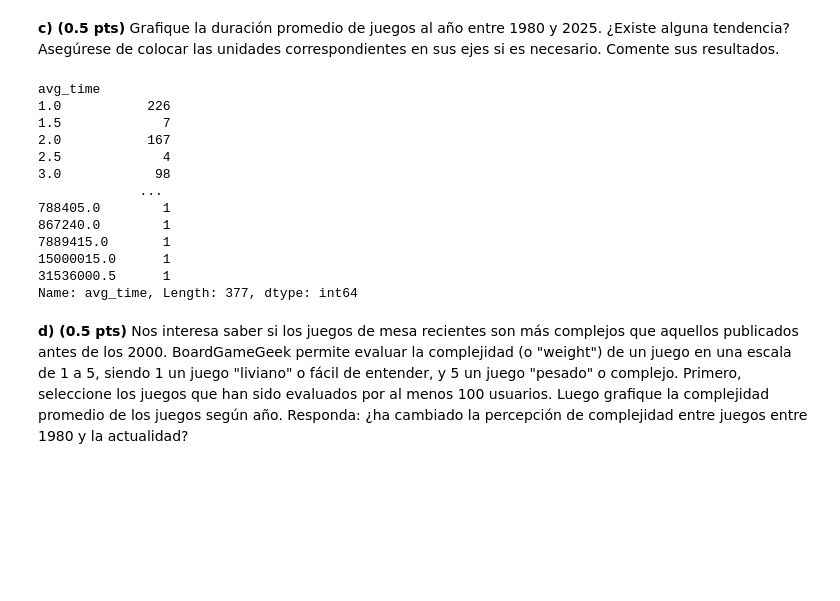
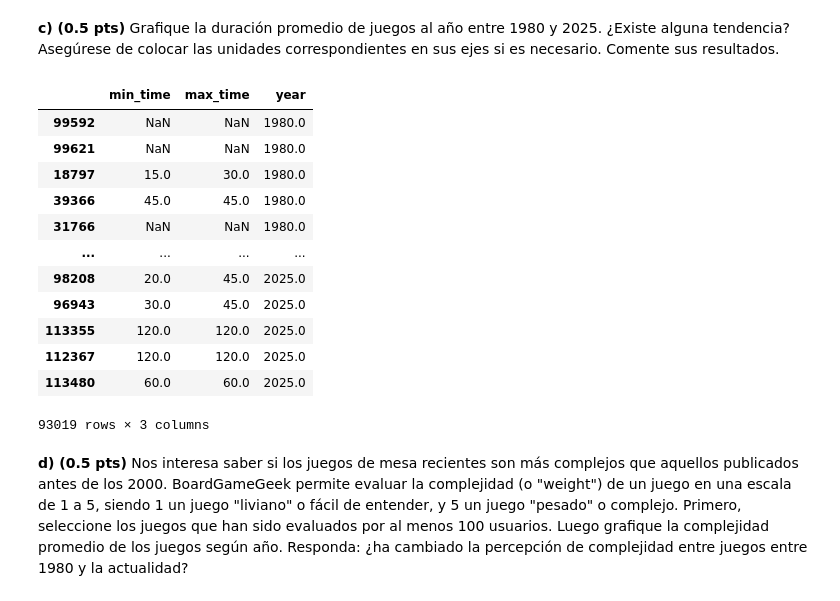
Before and after one commit to Cristobal-Lyon-Diaz/IMT2200-Cristobal-Lyon, a Jupyter notebook: Tarea 01/IMT2200-25s2 - Tarea 01.ipynb, the cells around one changed output. Drawn from its saved outputs; the diff is of its cells as text; code cells hidden in the pictures; blank space fills up the shorter version.

```diff
--- a/Tarea 01/IMT2200-25s2 - Tarea 01.ipynb
+++ b/Tarea 01/IMT2200-25s2 - Tarea 01.ipynb
@@ -199,25 +236,30 @@ nueva_info_juegos
 # %% [markdown]
 **c) (0.5 pts)** Grafique la duración promedio de juegos al año entre 1980 y 2025. ¿Existe alguna tendencia? Asegúrese de colocar las unidades correspondientes en sus ejes si es necesario. Comente sus resultados.
 # %%
-"""x=nueva_info_juegos.groupby("avg_time")
-nueva_info_juegos.groupby("avg_time").count()"""
-#plt.plot(nueva_info_juegos.groupby("avg_time")["avg_time"].count())
-nueva_info_juegos.groupby("avg_time")["avg_time"].count()
-#muchos outliers, por eso no se ve la grafica bien, ademas el plot se puede hacer directo
+nuevo_analisis_anos_restringidos = original_info_juegos.copy()[["min_time", "max_time", "year"]]
+nuevo_analisis_anos_restringidos = nuevo_analisis_anos_restringidos.sort_values("year")[(nuevo_analisis_anos_restringidos["year"]<=2025) & (nuevo_analisis_anos_restringidos["year"]>=1980)]
+nuevo_analisis_anos_restringidos
+# ! Copiar lo de arriba y terminar
+avg_time = (nuevo_analisis_anos_restringidos["min_time"] + nuevo_analisis_anos_restringidos["max_time"]) / 2
+avg_time
+
+#nueva_info_juegos = original_info_juegos.copy()
+nuevo_analisis["avg_time"] = avg_time
+nuevo_analisis
 # %% [output]
+|  | min_time | max_time | year |
+| 99592 | NaN | NaN | 1980.0 |
+| 99621 | NaN | NaN | 1980.0 |
+| 18797 | 15.0 | 30.0 | 1980.0 |
+| 39366 | 45.0 | 45.0 | 1980.0 |
+| 31766 | NaN | NaN | 1980.0 |
+| ... | ... | ... | ... |
+| 98208 | 20.0 | 45.0 | 2025.0 |
+| 96943 | 30.0 | 45.0 | 2025.0 |
+| 113355 | 120.0 | 120.0 | 2025.0 |
+| 112367 | 120.0 | 120.0 | 2025.0 |
+| 113480 | 60.0 | 60.0 | 2025.0 |
-avg_time
-1.0           226
-1.5             7
-2.0           167
-2.5             4
-3.0            98
-             ...
-788405.0        1
-867240.0        1
-7889415.0       1
-15000015.0      1
-31536000.5      1
-Name: avg_time, Length: 377, dtype: int64
+93019 rows × 3 columns
 # %% [markdown]
 **d) (0.5 pts)** Nos interesa saber si los juegos de mesa recientes son más complejos que aquellos publicados antes de los 2000. BoardGameGeek permite evaluar la complejidad (o "weight") de un juego en una escala de 1 a 5, siendo 1 un juego "liviano" o fácil de entender, y 5 un juego "pesado" o complejo. Primero, seleccione los juegos que han sido evaluados por al menos 100 usuarios. Luego grafique la complejidad promedio de los juegos según año. Responda: ¿ha cambiado la percepción de complejidad entre juegos entre 1980 y la actualidad?
 # %% [markdown]
```
Also changed, not shown: parts of 6 cells of this notebook, 32 other files.
